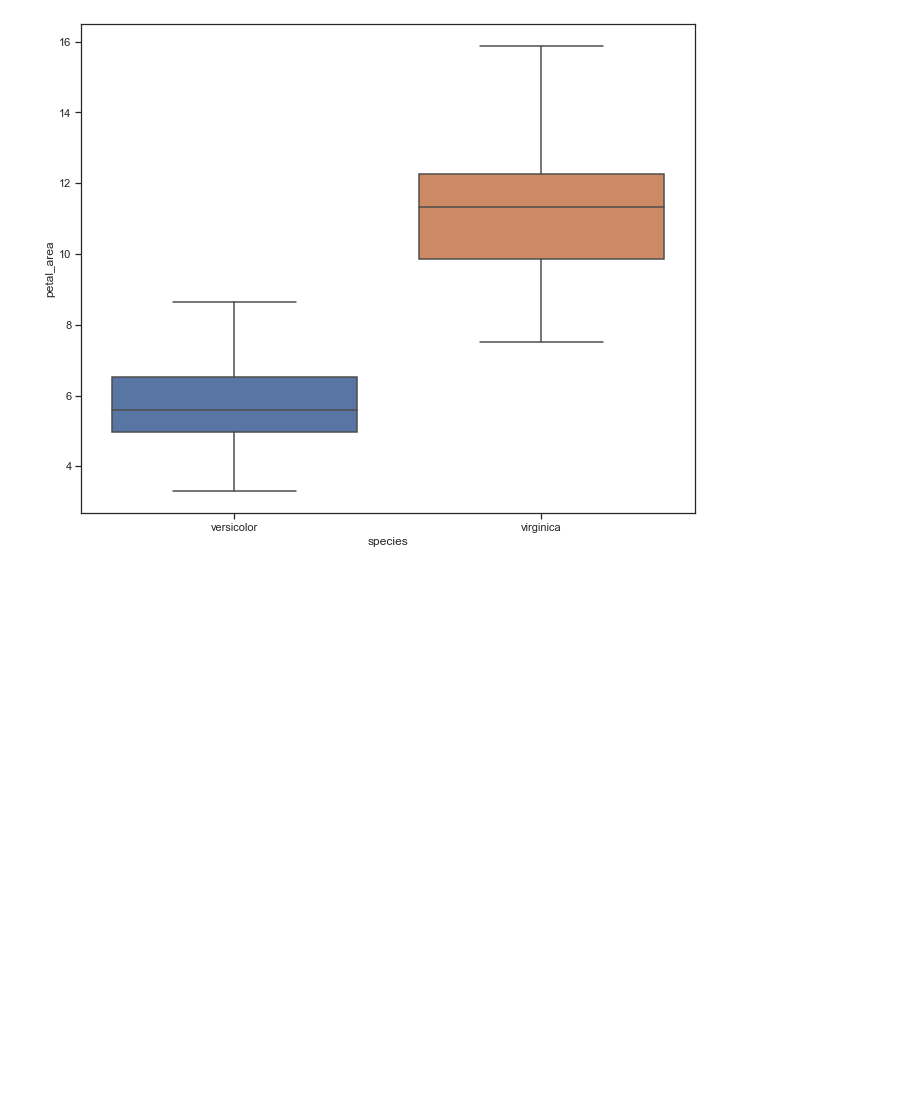
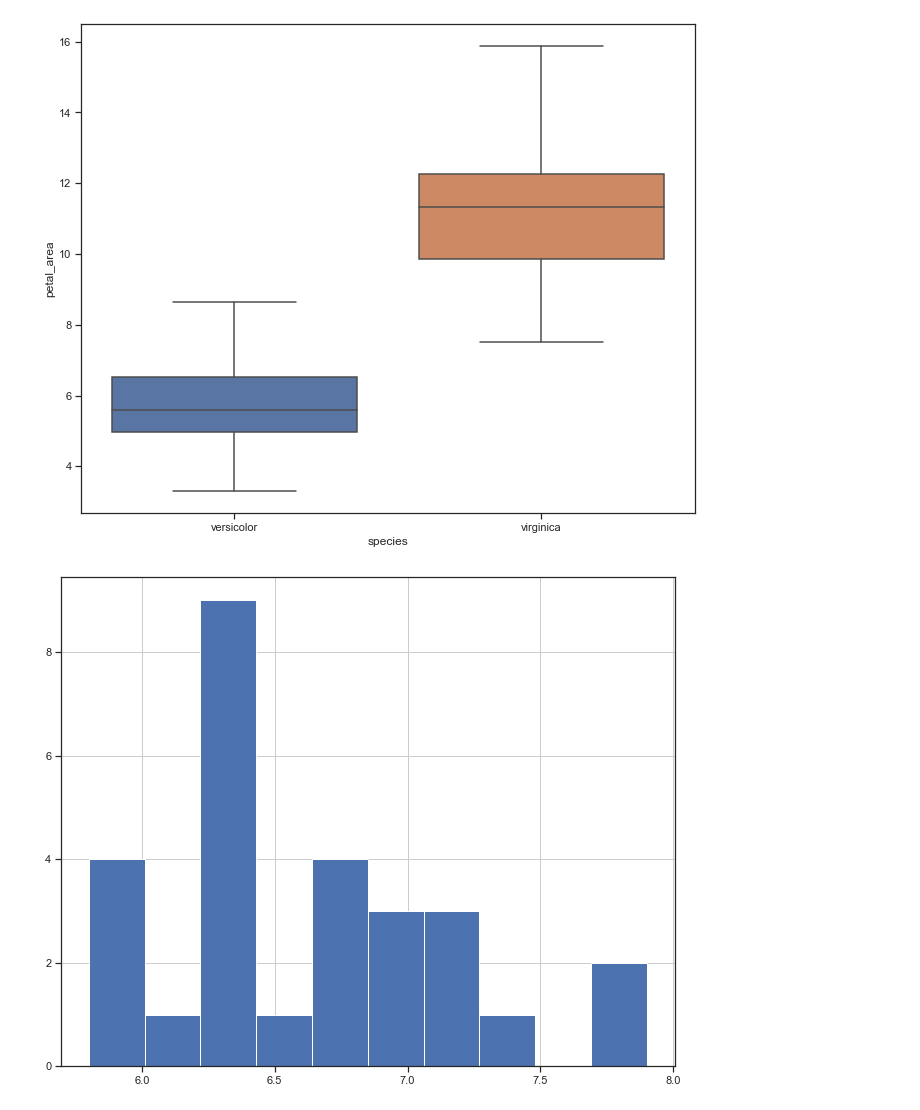
Before and after one commit to LinhQuach13/classification-exercises, a Jupyter notebook: classification_exercises.ipynb, the cells around one changed output. Saved outputs shown, nothing was run; the diff lists cells and outputs as text; code cells hidden in the pictures; blank space fills up the shorter version.

```diff
--- a/classification_exercises.ipynb
+++ b/classification_exercises.ipynb
@@ -558,0 +597,6 @@ sns.boxplot(x=vs, y=pa)
+# %%
+#Histogram of only virginica's sepal_length
+x.hist()
+plt.show()
+# %% [output]
+[figure, added]
```
Also changed, not shown: parts of 42 cells of this notebook.
